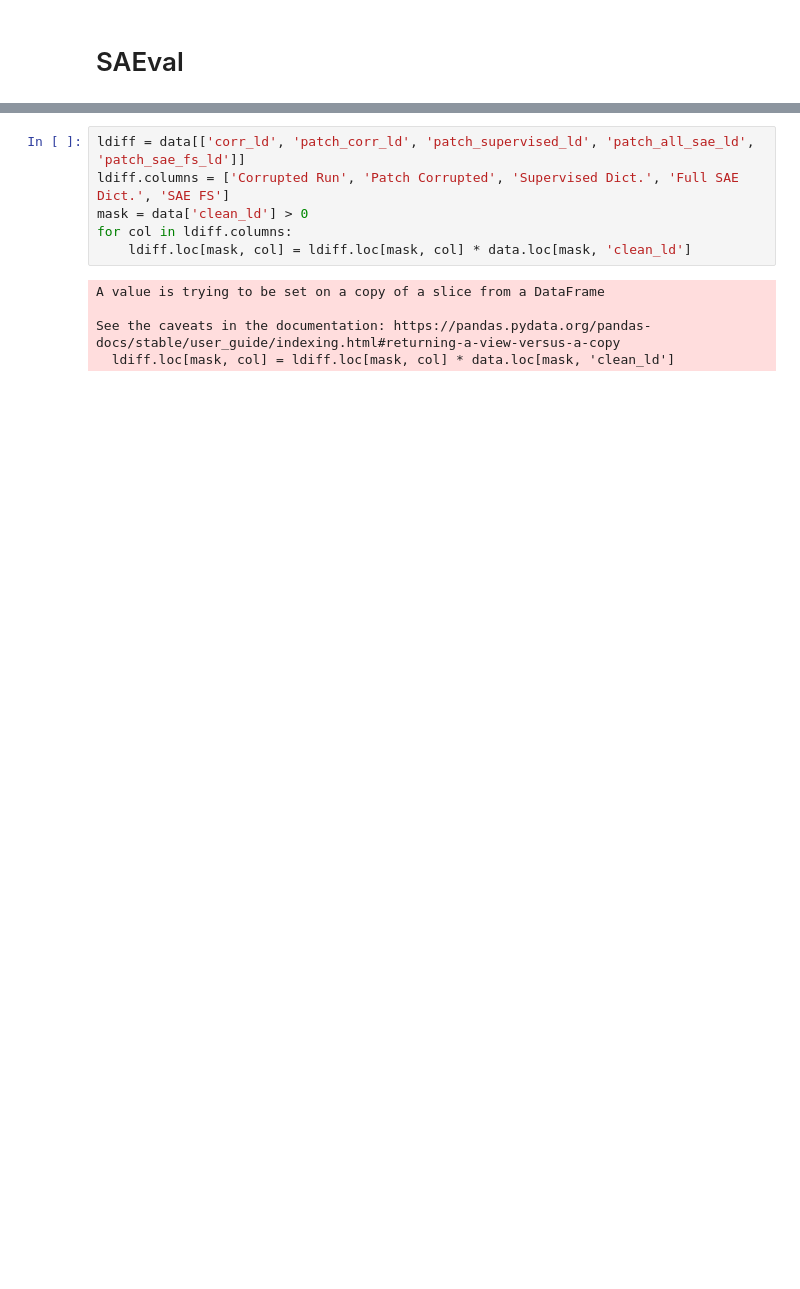
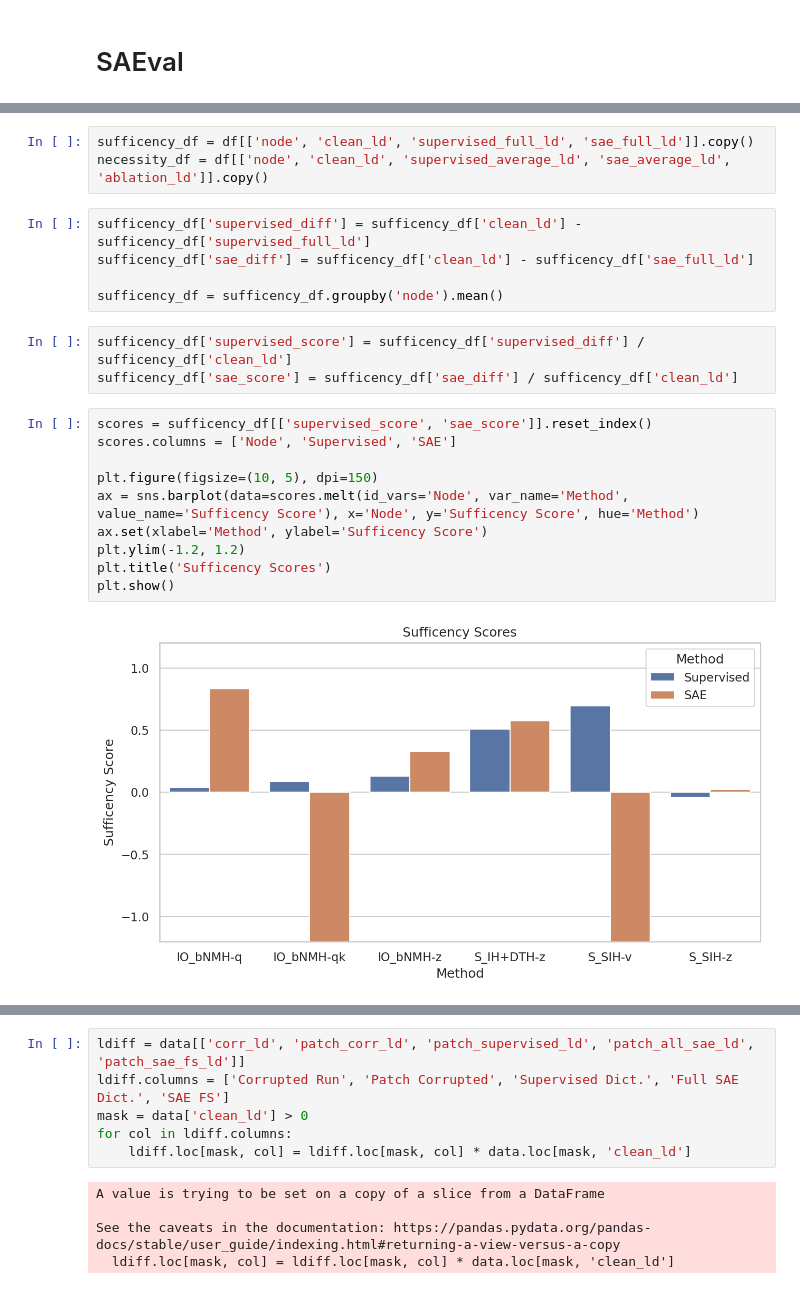
Before and after one commit to ghidav/sae-transfer-learning, a Jupyter notebook: eval_analysis.ipynb, the cells around one changed output, grey strips where cells are left out. Cells and saved outputs as stored; diff of their text form; blank space fills up the shorter version.

```diff
--- a/eval_analysis.ipynb
+++ b/eval_analysis.ipynb
@@ -2,0 +21,23 @@
+# %%
+sufficency_df = df[['node', 'clean_ld', 'supervised_full_ld', 'sae_full_ld']].copy()
+necessity_df = df[['node', 'clean_ld', 'supervised_average_ld', 'sae_average_ld', 'ablation_ld']].copy()
+# %%
+sufficency_df['supervised_diff'] = sufficency_df['clean_ld'] - sufficency_df['supervised_full_ld']
+sufficency_df['sae_diff'] = sufficency_df['clean_ld'] - sufficency_df['sae_full_ld']
+
+sufficency_df = sufficency_df.groupby('node').mean()
+# %%
+sufficency_df['supervised_score'] = sufficency_df['supervised_diff'] / sufficency_df['clean_ld']
+sufficency_df['sae_score'] = sufficency_df['sae_diff'] / sufficency_df['clean_ld']
+# %%
+scores = sufficency_df[['supervised_score', 'sae_score']].reset_index()
+scores.columns = ['Node', 'Supervised', 'SAE']
+
+plt.figure(figsize=(10, 5), dpi=150)
+ax = sns.barplot(data=scores.melt(id_vars='Node', var_name='Method', value_name='Sufficency Score'), x='Node', y='Sufficency Score', hue='Method')
+ax.set(xlabel='Method', ylabel='Sufficency Score')
+plt.ylim(-1.2, 1.2)
+plt.title('Sufficency Scores')
+plt.show()
+# %% [output]
+[figure, added]
```
Also changed, not shown: parts of 12 cells of this notebook, 32 other files.
